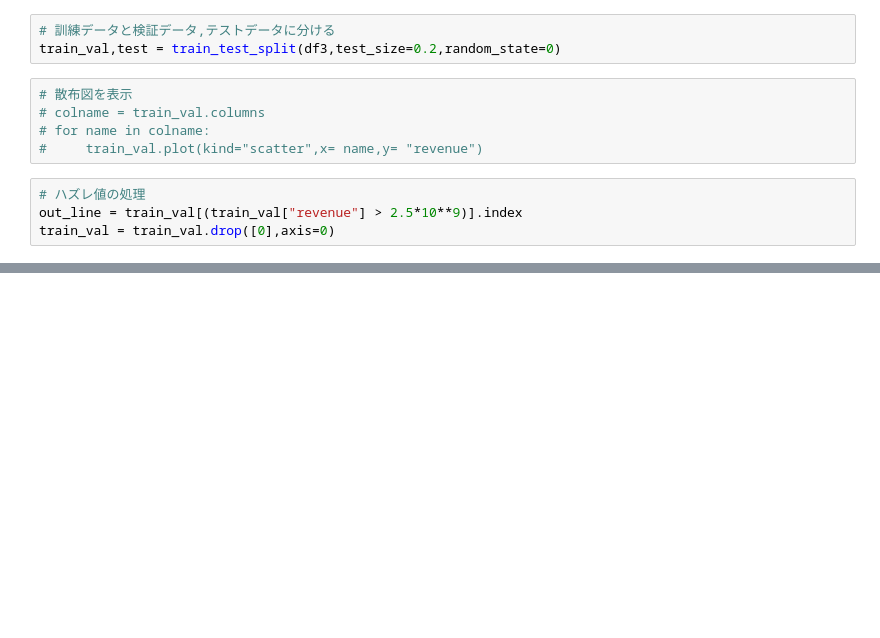
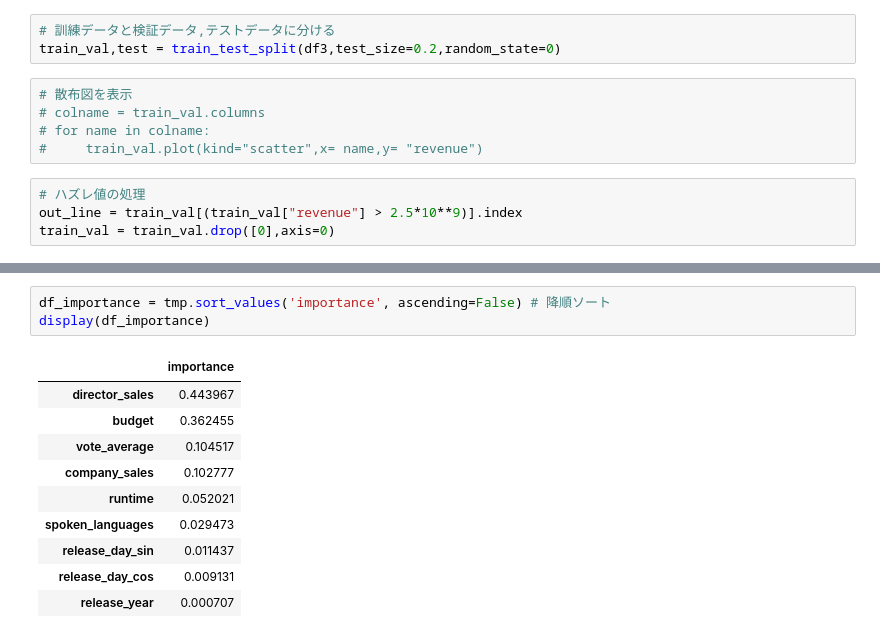
Before and after one commit to yoshimi-I/movie-prediction, a Jupyter notebook: Sales/regression.ipynb, the cells around one changed output, grey strips where cells are left out. Drawn from its saved outputs; the diff is of its cells as text; blank space fills up the shorter version.

```diff
--- a/Sales/regression.ipynb
+++ b/Sales/regression.ipynb
@@ -418,0 +394,14 @@ model.score(sc_x_val,sc_y_val)
+# %%
+df_importance = tmp.sort_values('importance', ascending=False) # 降順ソート
+display(df_importance)
+# %% [output]
+|  | importance |
+| director_sales | 0.443967 |
+| budget | 0.362455 |
+| vote_average | 0.104517 |
+| company_sales | 0.102777 |
+| runtime | 0.052021 |
+| spoken_languages | 0.029473 |
+| release_day_sin | 0.011437 |
+| release_day_cos | 0.009131 |
+| release_year | 0.000707 |
```
Also changed, not shown: parts of 10 cells of this notebook.
